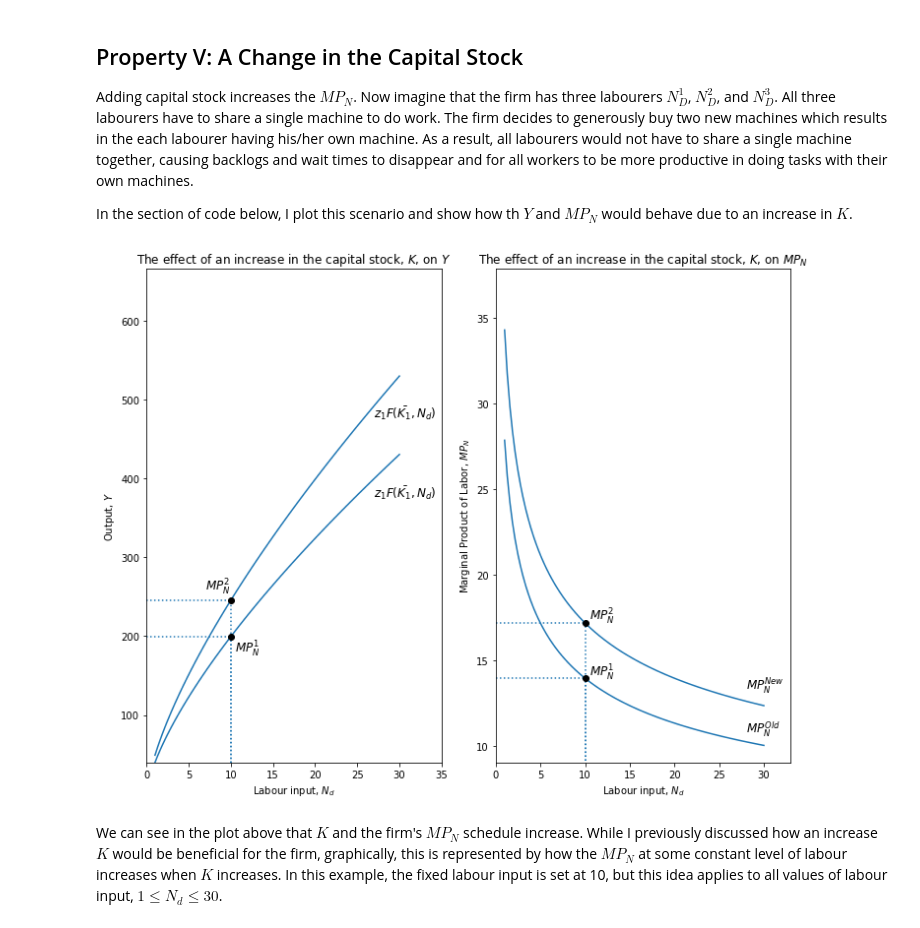
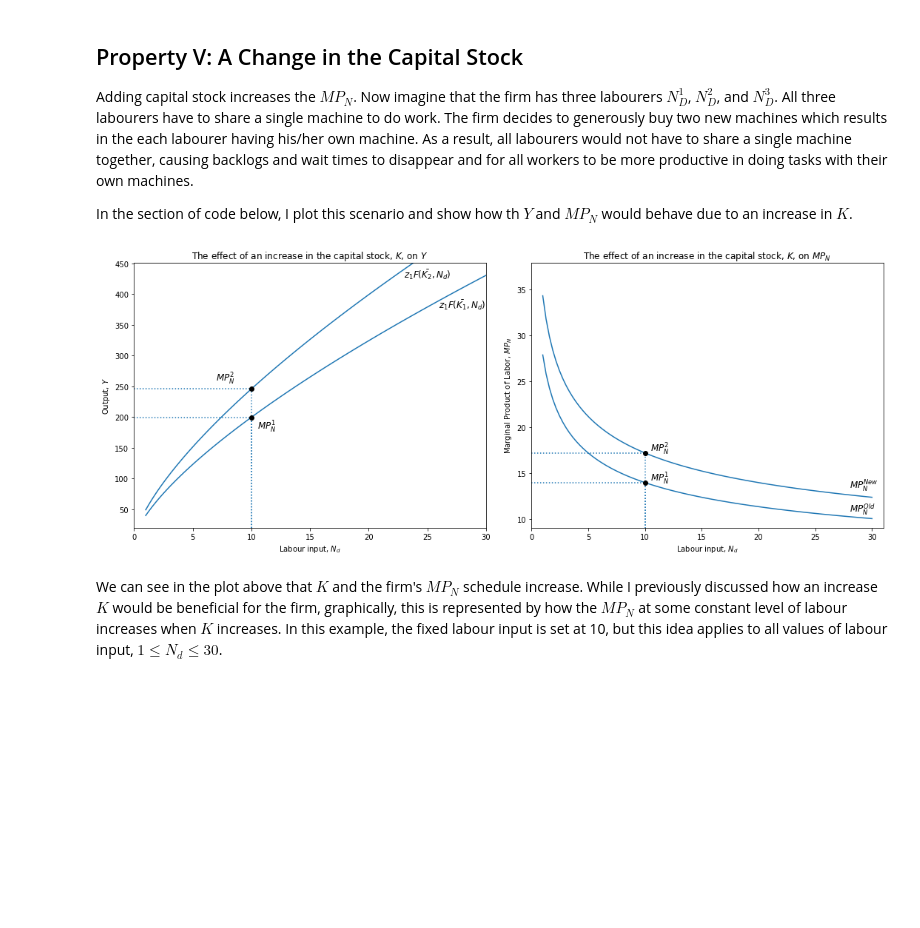
Before and after one commit to lj-valencia/Python-for-Economics, a Jupyter notebook: One-Period Macroeconomic Model - The Representative Firm.ipynb, the cells around one changed output. Saved outputs shown, nothing was run; the diff lists cells and outputs as text; code cells hidden in the pictures; blank space fills up the shorter version.

```diff
--- a/One-Period Macroeconomic Model - The Representative Firm.ipynb
+++ b/One-Period Macroeconomic Model - The Representative Firm.ipynb
@@ -183,9 +184,9 @@ N_d = np.linspace(1, 30, 100)
 N_bar = 10 # fixed level of labour input
 
 # Plot the production function (K is fixed)
-fig, ax = plt.subplots(nrows=1, ncols=2, figsize=(10, 8))
+fig, ax = plt.subplots(nrows=1, ncols=2, figsize=(15, 6))
 ax[0].set(title="The effect of an increase in the capital stock, $K$, on $Y$", xlabel=r'Labour input, $N_{d}$', ylabel=r'Output, $Y$')
-v = [min(N_d)-1, max(N_d)+5, min(Y(z_, K, N_d))-20, max(Y(z_, K, N_d))+20] # values for setting the axes range
+v = [min(N_d)-1, max(N_d), min(Y(z, K, N_d))-20, max(Y(z, K, N_d))+20] # values for setting the axes range
 ax[0].plot(N_d, Y(z, K, N_d), color='tab:blue') # plot Y against N_d at old level of capital stock
 ax[0].plot(N_d, Y(z, K_, N_d), color='tab:blue') # plot Y against N_d at new level of capital stock
 
@@ -196,37 +197,39 @@ ax[0].vlines(x=N_bar, ymin=0, ymax=Y(z, K, N_bar), color='tab:blue', linestyles=
 # horizontal line at new ouput
 ax[0].hlines(y=Y(z, K_, N_bar), xmin=0, xmax=N_bar, color='tab:blue', linestyles='dotted')
 # vertical line at new output
 ax[0].vlines(x=N_bar, ymin=0, ymax=Y(z, K_, N_bar), color='tab:blue', linestyles='dotted')
-ax[0].text(27, 377, r'$z_{1}F(\bar{K_{1}}, N_{d})$', fontsize = 12) # text indicating old production function
-ax[0].text(27, 477, r'$z_{1}F(\bar{K_{1}}, N_{d})$', fontsize = 12) # text indicating new production function
+ax[0].text(26, 377, r'$z_{1}F(\bar{K_{1}}, N_{d})$', fontsize = 12) # text indicating old production function
+ax[0].text(23, 427, r'$z_{1}F(\bar{K_{2}}, N_{d})$', fontsize = 12) # text indicating new production function
 ax[0].plot(N_bar, Y(z, K, N_bar),'ro',color='black') # a black dot
 ax[0].plot(N_bar, Y(z, K_, N_bar),'ro',color='black') # a black dot
 ax[0].text(N_bar*1.05, Y(z, K, N_bar)*0.90, r'$MP_{N}^{1}$', fontsize = 12) # text indicating old Y
 ax[0].text(N_bar*0.70, Y(z, K_, N_bar)*1.05, r'$MP_{N}^{2}$', fontsize = 12) # text indicating new Y
 ax[0].axis(v) # Set the axes range;
 
+# Plot the marginal product of labour curve
 ax[1].set(title="The effect of an increase in the capital stock, $K$, on $MP_{N}$", xlabel=r'Labour input, $N_{d}$', ylabel=r'Marginal Product of Labor, $MP_{N}$')
 ax[1].plot(N_d, MPN(z, K, N_d), color='tab:blue') # plot Y against N_d
 ax[1].plot(N_d, MPN(z, K_, N_d), color='tab:blue') # plot Y against N_d, at new K
-v = [min(N_d)-1, max(N_d)+3, min(MPN(z, K, N_d))-1, max(MPN(z, K, N_d))+10] # values for setting the axes range
+v = [min(N_d)-1, max(N_d)+1, min(MPN(z, K, N_d))-1, max(MPN(z, K, N_d))+10] # values for setting the axes range
+
 # horizontal line at old ouput
 ax[1].hlines(y=MPN(z, K, N_bar), xmin=0, xmax=N_bar, color='tab:blue', linestyles='dotted')
 # vertical line at old output
 ax[1].vlines(x=N_bar, ymin=0, ymax=MPN(z, K, N_bar), color='tab:blue', linestyles='dotted')
 # horizontal line at new ouput
 ax[1].hlines(y=MPN(z, K_, N_bar), xmin=0, xmax=N_bar, color='tab:blue', linestyles='dotted')
 # vertical line at new output
 ax[1].vlines(x=N_bar, ymin=0, ymax=MPN(z, K_, N_bar), color='tab:blue', linestyles='dotted')
 ax[1].text(N_bar*1.05, MPN(z, K, N_bar)*1.01, r'$MP_{N}^{1}$', fontsize = 12) # text indicating old MPN
 ax[1].text(N_bar*1.05, MPN(z, K_, N_bar)*1.01, r'$MP_{N}^{2}$', fontsize = 12) # text indicating new MPN
 ax[1].plot(N_bar, MPN(z, K, N_bar),'ro',color='black') # a black dot
 ax[1].plot(N_bar, MPN(z, K_, N_bar),'ro',color='black') # a black dot
 ax[1].text(28, 10.75, '$MP_{N}^{Old}$', fontsize=12) # text indicating old MPN
 ax[1].text(28, 13.30, '$MP_{N}^{New}$', fontsize=12) # text indicating new MPN
 ax[1].axis(v) # Set the axes range;
 fig.tight_layout()
 # %% [output]
-[figure, old version]
+[figure, new version]
 # %% [markdown]
 We can see in the plot above that $K$ and the firm's $MP_{N}$ schedule increase. While I previously discussed how an increase $K$ would be beneficial for the firm, graphically, this is represented by how the $MP_{N}$ at some constant level of labour increases when $K$ increases. In this example, the fixed labour input is set at 10, but this idea applies to all values of labour input, $1\leq N_{d} \leq 30$.
 # %% [markdown]
```
Also changed, not shown: parts of 2 cells of this notebook.
